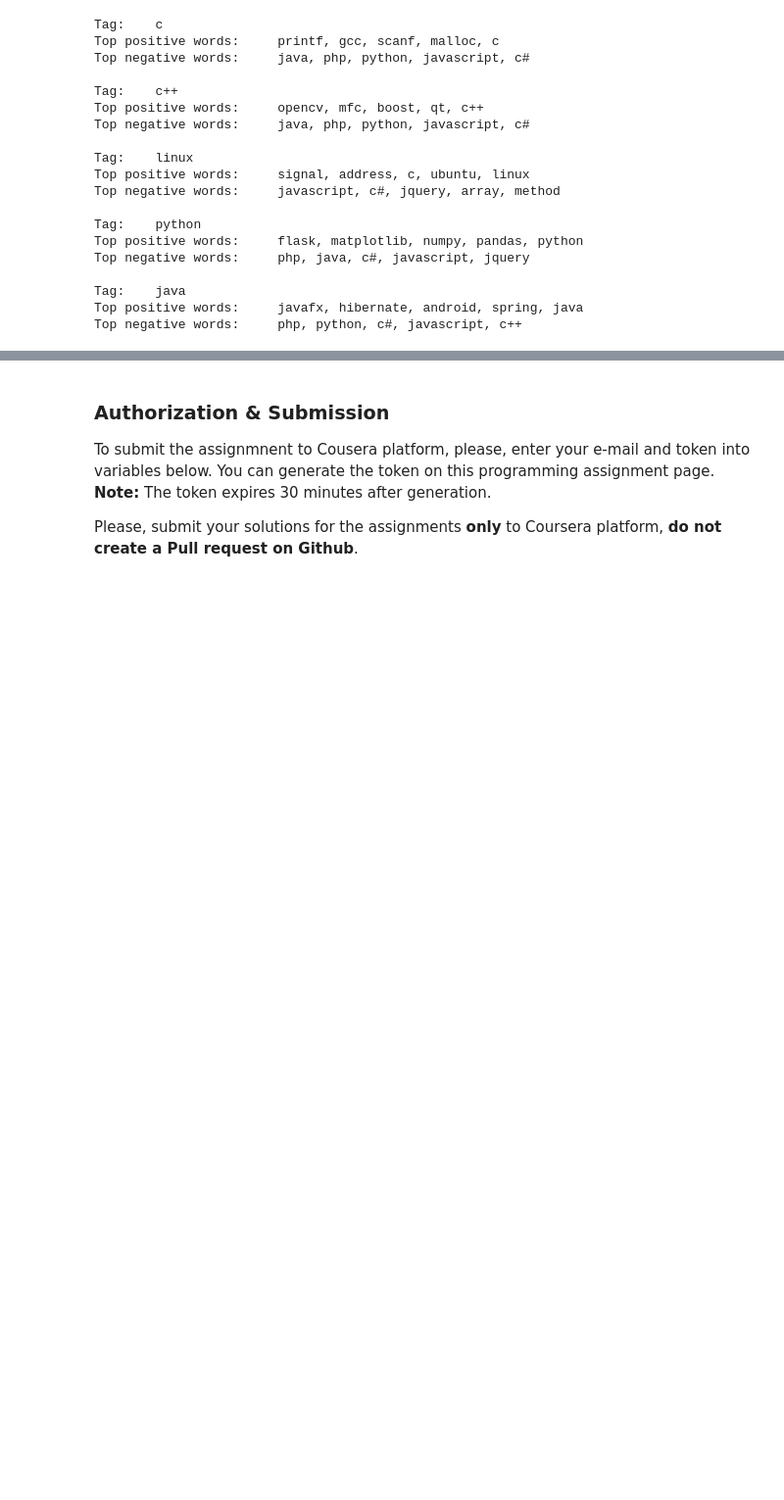
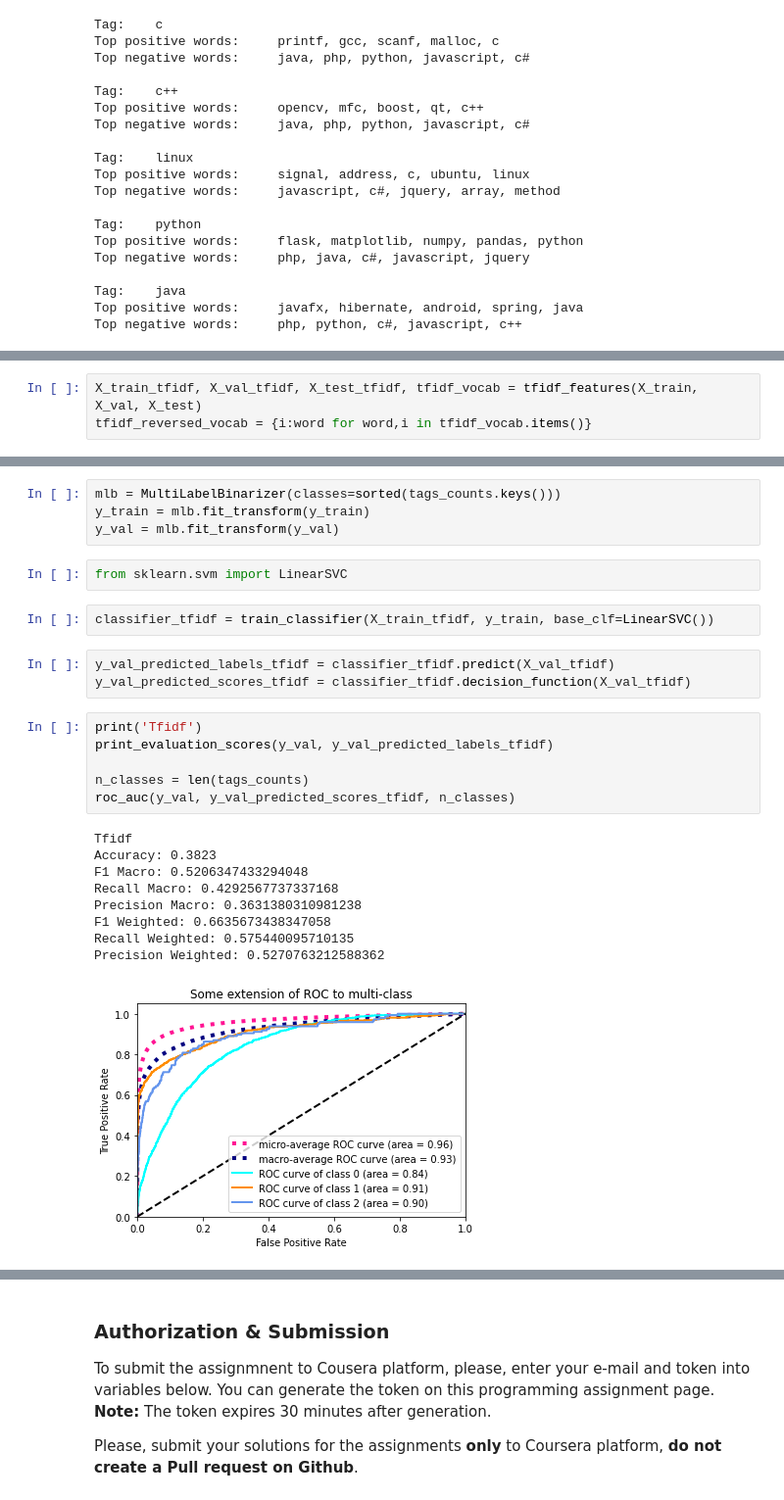
Before and after one commit to virajpai/natural-language-processing, a Jupyter notebook: week1/week1-MultilabelClassification.ipynb, the cells around one changed output, grey strips where cells are left out. Shown at 98% size. Saved outputs shown, nothing was run; the diff lists cells and outputs as text; blank space fills up the shorter version.

```diff
--- a/week1/week1-MultilabelClassification.ipynb
+++ b/week1/week1-MultilabelClassification.ipynb
@@ -740,0 +950,3 @@ Top negative words:     php, python, c#, javascript, c++
+# %%
+X_train_tfidf, X_val_tfidf, X_test_tfidf, tfidf_vocab = tfidf_features(X_train, X_val, X_test)
+tfidf_reversed_vocab = {i:word for word,i in tfidf_vocab.items()}
@@ -740,0 +961,27 @@ Top negative words:     php, python, c#, javascript, c++
+# %%
+mlb = MultiLabelBinarizer(classes=sorted(tags_counts.keys()))
+y_train = mlb.fit_transform(y_train)
+y_val = mlb.fit_transform(y_val)
+# %%
+from sklearn.svm import LinearSVC
+# %%
+classifier_tfidf = train_classifier(X_train_tfidf, y_train, base_clf=LinearSVC())
+# %%
+y_val_predicted_labels_tfidf = classifier_tfidf.predict(X_val_tfidf)
+y_val_predicted_scores_tfidf = classifier_tfidf.decision_function(X_val_tfidf)
+# %%
+print('Tfidf')
+print_evaluation_scores(y_val, y_val_predicted_labels_tfidf)
+
+n_classes = len(tags_counts)
+roc_auc(y_val, y_val_predicted_scores_tfidf, n_classes)
+# %% [output]
+Tfidf
+Accuracy: 0.3823
+F1 Macro: 0.5206347433294048
+Recall Macro: 0.4292567737337168
+Precision Macro: 0.3631380310981238
+F1 Weighted: 0.6635673438347058
+Recall Weighted: 0.575440095710135
+Precision Weighted: 0.5270763212588362
+[figure, added]
```
Also changed, not shown: parts of 29 cells of this notebook.
